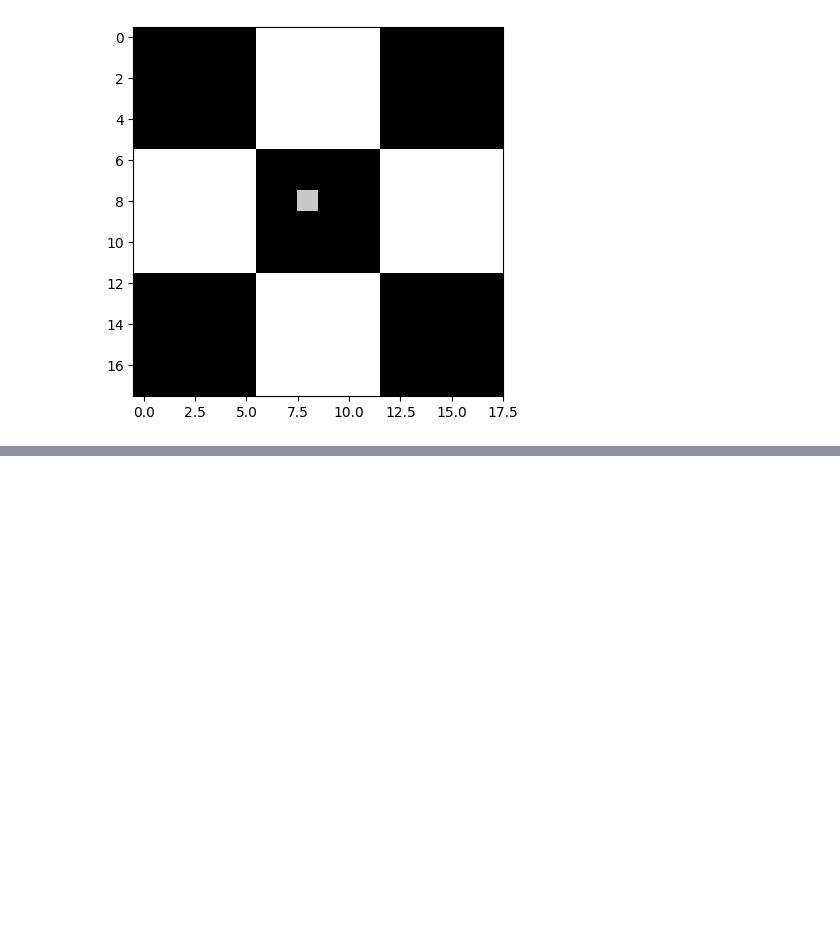
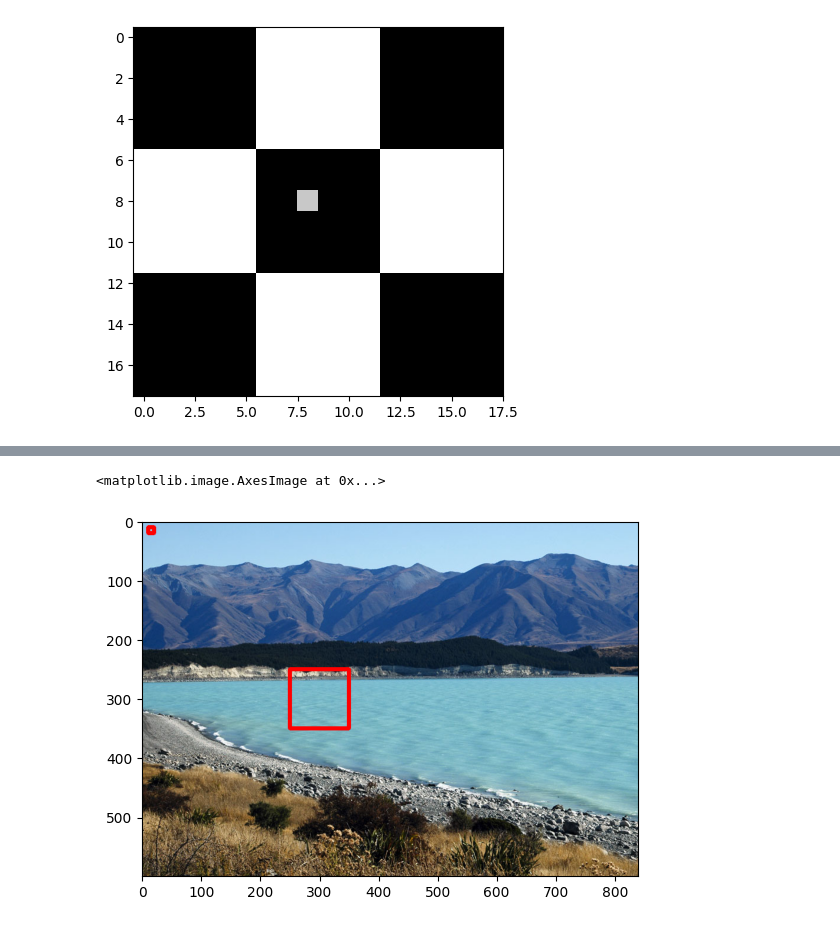
Before and after one commit to vijivenkadesh/computer_vision, a Jupyter notebook: object_detection/opencv_object_detection.ipynb, the cells around one changed output, grey strips where cells are left out. Saved outputs shown, nothing was run; the diff lists cells and outputs as text; code cells hidden in the pictures; blank space fills up the shorter version.

```diff
--- a/object_detection/opencv_object_detection.ipynb
+++ b/object_detection/opencv_object_detection.ipynb
@@ -66,0 +89,5 @@ plt.imshow(bw_image, cmap="gray")
+# %%
+plt.imshow(merged_image)
+# %% [output]
+<matplotlib.image.AxesImage at 0x...>
+[figure, added]
```
Also changed, not shown: parts of 11 cells of this notebook.
